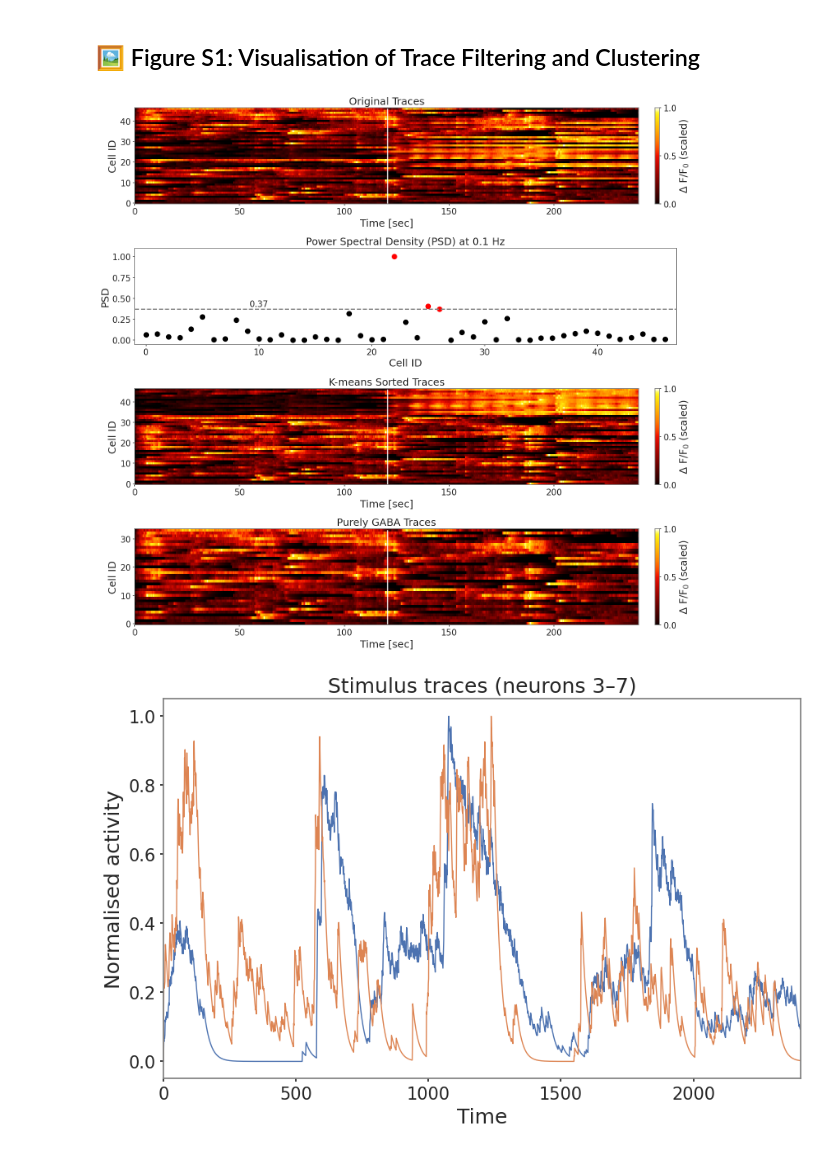
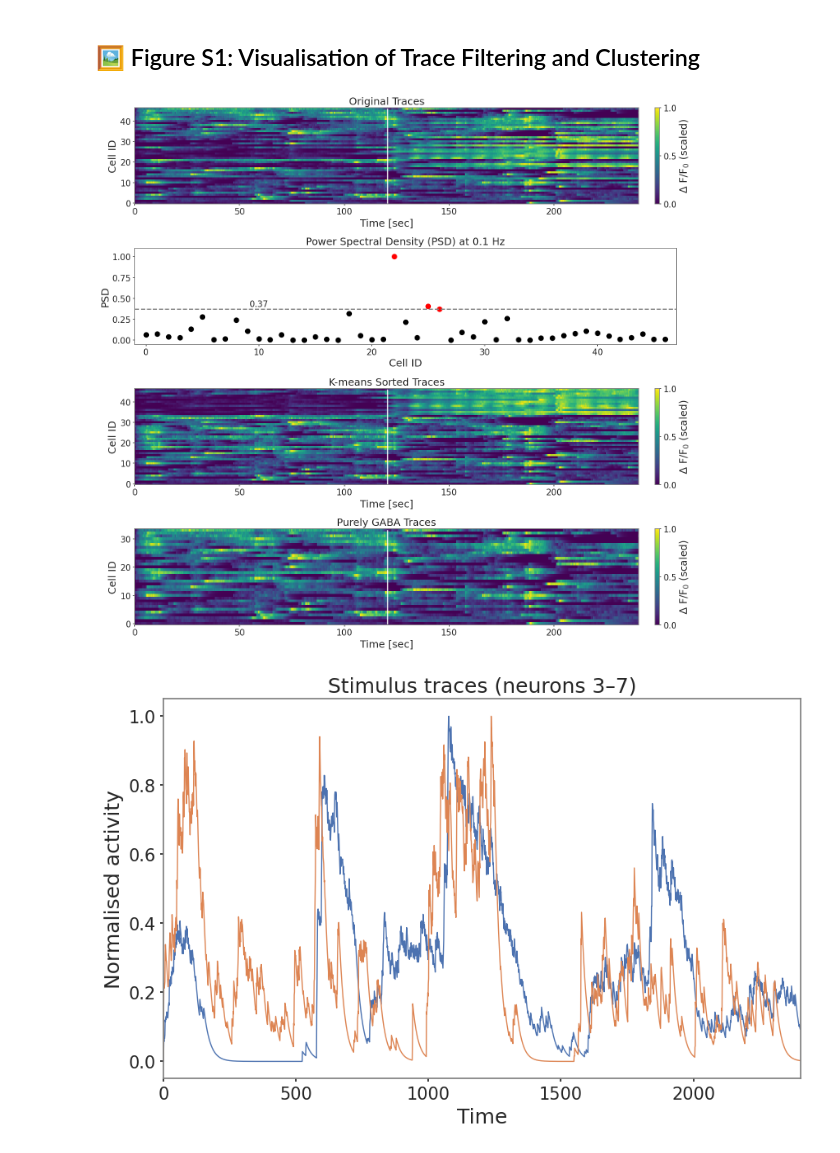
Before and after one commit to mv-kr/MePD_GABA, a Jupyter notebook: data_analysis/analysis_pipeline.ipynb, the cells around one changed output. Saved outputs shown, nothing was run; the diff lists cells and outputs as text; code cells hidden in the pictures.

```diff
--- a/data_analysis/analysis_pipeline.ipynb
+++ b/data_analysis/analysis_pipeline.ipynb
@@ -782,10 +782,10 @@ plt.figure(figsize=(15, 14))
 ax1 = plt.subplot(4, 1, 1)
 
 # Normalise raw traces for visualisation
-scaled_data = min_max_norm(data_fig1_stim_artifact[:, :stim_offset])
+scaled_data = minmax_scale(data_fig1_stim_artifact[:, :stim_offset], axis=1)
 
 # Display as heatmap
-plt.imshow(scaled_data, cmap=cc.cm.fire, interpolation='none')
+plt.imshow(scaled_data, cmap="viridis", interpolation='none')
 
 # Mark stimulus onset with a vertical white line
 ax1.plot([1204, 1204], [0, total_cells_fig1_stim-1], '-w')
@@ -800,7 +800,7 @@ ax1.set_xticks([0, 500, 1000, 1500, 2000])
 ax1.set_xticklabels([0, 50, 100, 150, 200])
 
 # Add colourbar for ΔF/F₀ intensity
-cmap = plt.get_cmap(cc.cm.fire)
+cmap = plt.get_cmap("viridis")
 sm = ScalarMappable(cmap=cmap)
 sm.set_clim(vmin=0, vmax=1)
 cb = plt.colorbar(cmap=cmap, fraction=0.04, pad=0.03)
@@ -838,7 +838,7 @@ ax2.annotate(0.37, (10, 0.4), ha='center')
 ax3 = plt.subplot(4, 1, 3)
 
 # Display sorted traces based on clustering labels
-plt.imshow(min_max_norm(data_fig1_stim_artifact[i_labels_artifact, :stim_offset]), cmap=cc.cm.fire, interpolation='none')
+plt.imshow(minmax_scale(data_fig1_stim_artifact[i_labels_artifact, :stim_offset], axis=1), cmap="viridis", interpolation='none')
 
 # Mark stimulus onset
 ax3.plot([1204, 1204], [0, total_cells_fig1_stim-1], '-w')
@@ -853,7 +853,7 @@ ax3.set_xticks([0, 500, 1000, 1500, 2000])
 ax3.set_xticklabels([0, 50, 100, 150, 200])
 
 # Add colourbar
-cmap = plt.get_cmap(cc.cm.fire)
+cmap = plt.get_cmap("viridis")
 sm = ScalarMappable(cmap=cmap)
 sm.set_clim(vmin=0, vmax=1)
 cb = plt.colorbar(cmap=cmap, fraction=0.04, pad=0.03)
@@ -865,37 +865,37 @@ cb.set_ticks([0, 0.5, 1])
 ax4 = plt.subplot(4, 1, 4)
 
 # Display final cleaned traces
-plt.imshow(min_max_norm(data_fig1_stim_tot[:, :stim_offset]), cmap=cc.cm.fire, interpolation='none')
+plt.imshow(minmax_scale(data_fig1_stim_tot[:, :stim_offset], axis=1), cmap="viridis", interpolation='none')
 
 # Mark stimulus onset
 ax4.plot([1204, 1204], [0, n_cells_fig1_stim-1], '-w')
 
 # Configure plot aesthetics
 ax4.set_aspect('auto')
 ax4.set_xlabel('Time [sec]')
 ax4.set_ylabel('Cell ID')
 ax4.invert_yaxis()
 ax4.set_title('Purely GABA Traces')
 ax4.set_xticks([0, 500, 1000, 1500, 2000])
 ax4.set_xticklabels([0, 50, 100, 150, 200])
 
 # Add colourbar
-cmap = plt.get_cmap(cc.cm.fire)
+cmap = plt.get_cmap("viridis")
 sm = ScalarMappable(cmap=cmap)
 sm.set_clim(vmin=0, vmax=1)
 cb = plt.colorbar(cmap=cmap, fraction=0.04, pad=0.03)
 cb.set_label('$\Delta$ F$/$F$_0$ (scaled)')
 cb.set_ticks([0, 0.5, 1])
 
 # ─────────────────────────────────────────────────────────────
 # Final layout adjustments and export
 plt.tight_layout()
 
 # Optional: Save figure to disk
 plt.savefig("FigS1_revised.svg", dpi=600)
 
 # Display the figure
 plt.show()
 # %% [output]
-[figure, old version]
+[figure, new version]
 # %%
```
Also changed, not shown: parts of 9 cells of this notebook, 2 other files.
